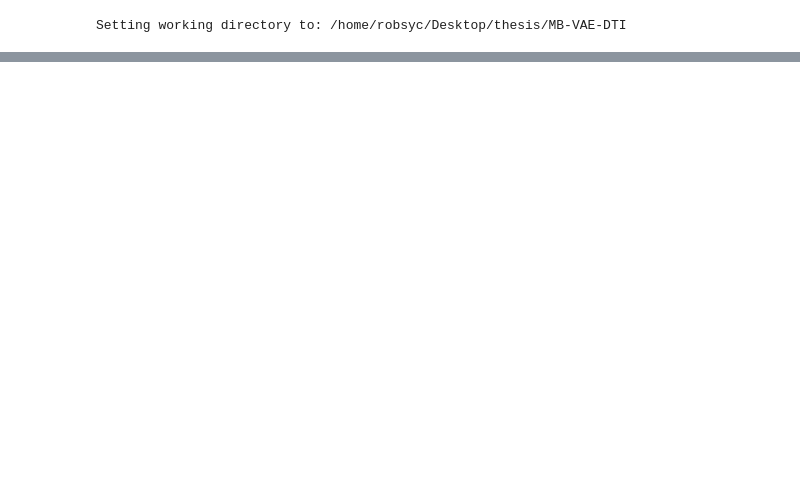
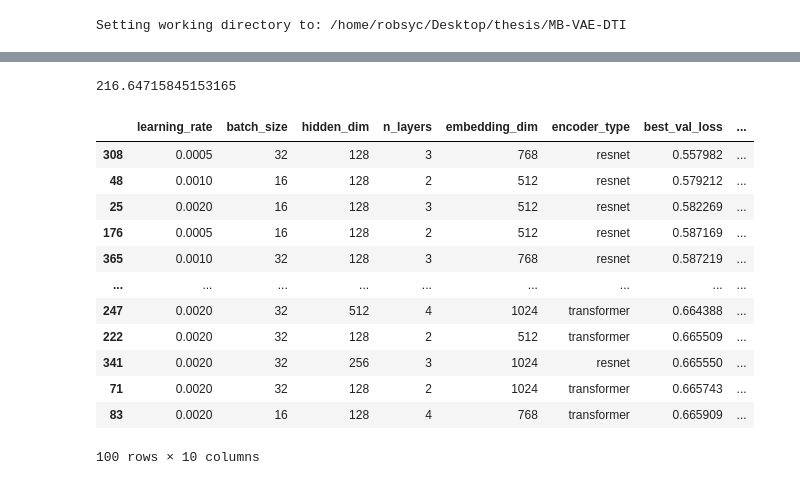
Before and after one commit to robsyc/MB-VAE-DTI, a Jupyter notebook: notebooks/grid_analysis.ipynb, the cells around one changed output, grey strips where cells are left out. Saved outputs shown, nothing was run; the diff lists cells and outputs as text; code cells hidden in the pictures; blank space fills up the shorter version.

```diff
--- a/notebooks/grid_analysis.ipynb
+++ b/notebooks/grid_analysis.ipynb
@@ -101,0 +98,21 @@ subdf
+# %%
+subdf = get_top_performers(df, n_top=100)[varying_attrs]
+# for each columns, rename the column by splitting the column name by "." and taking the last element
+subdf.columns = subdf.columns.str.split(".").str[-1]
+print(df["timing.total_training_time"].mean())
+subdf
+# %% [output]
+216.64715845153165
+|  | learning_rate | batch_size | hidden_dim | n_layers | embedding_dim | encoder_type | best_val_loss | ... |
+| 308 | 0.0005 | 32 | 128 | 3 | 768 | resnet | 0.557982 | ... |
+| 48 | 0.0010 | 16 | 128 | 2 | 512 | resnet | 0.579212 | ... |
+| 25 | 0.0020 | 16 | 128 | 3 | 512 | resnet | 0.582269 | ... |
+| 176 | 0.0005 | 16 | 128 | 2 | 512 | resnet | 0.587169 | ... |
+| 365 | 0.0010 | 32 | 128 | 3 | 768 | resnet | 0.587219 | ... |
+| ... | ... | ... | ... | ... | ... | ... | ... | ... |
+| 247 | 0.0020 | 32 | 512 | 4 | 1024 | transformer | 0.664388 | ... |
+| 222 | 0.0020 | 32 | 128 | 2 | 512 | transformer | 0.665509 | ... |
+| 341 | 0.0020 | 32 | 256 | 3 | 1024 | resnet | 0.665550 | ... |
+| 71 | 0.0020 | 32 | 128 | 2 | 1024 | transformer | 0.665743 | ... |
+| 83 | 0.0020 | 16 | 128 | 4 | 768 | transformer | 0.665909 | ... |
+100 rows × 10 columns
```
Also changed, not shown: parts of 5 cells of this notebook, 11 other files.
